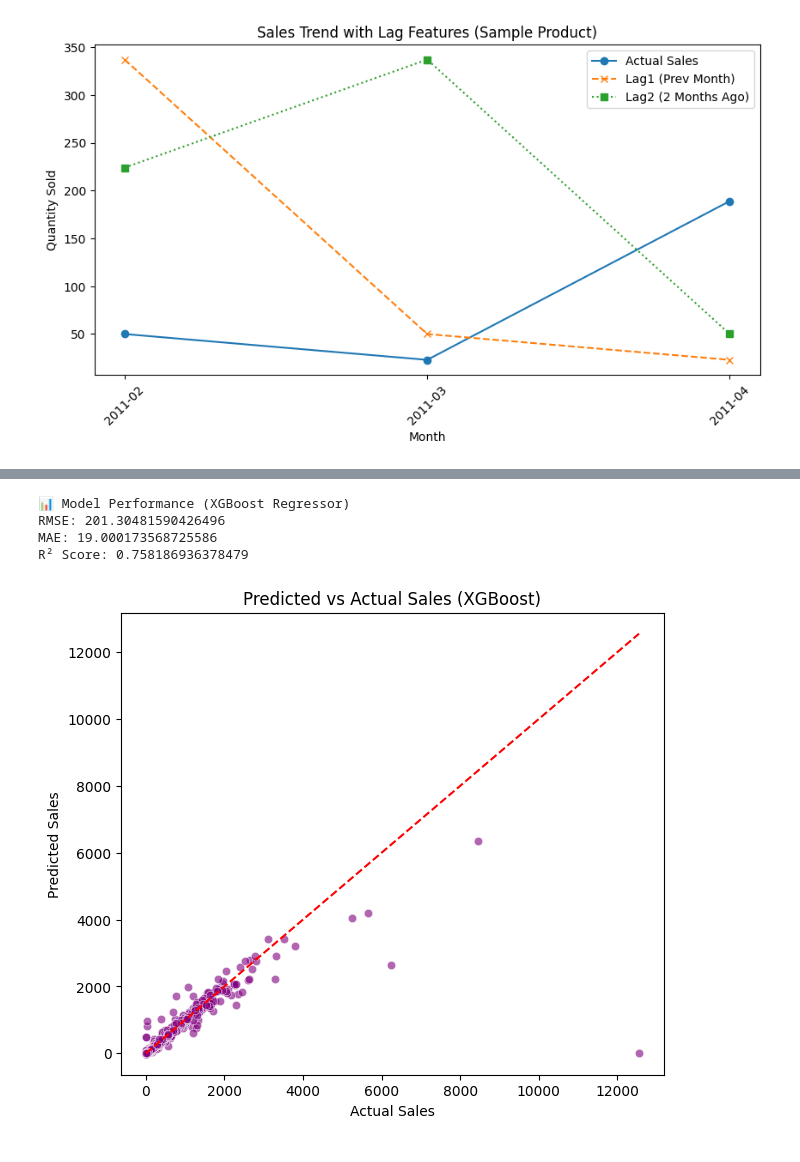
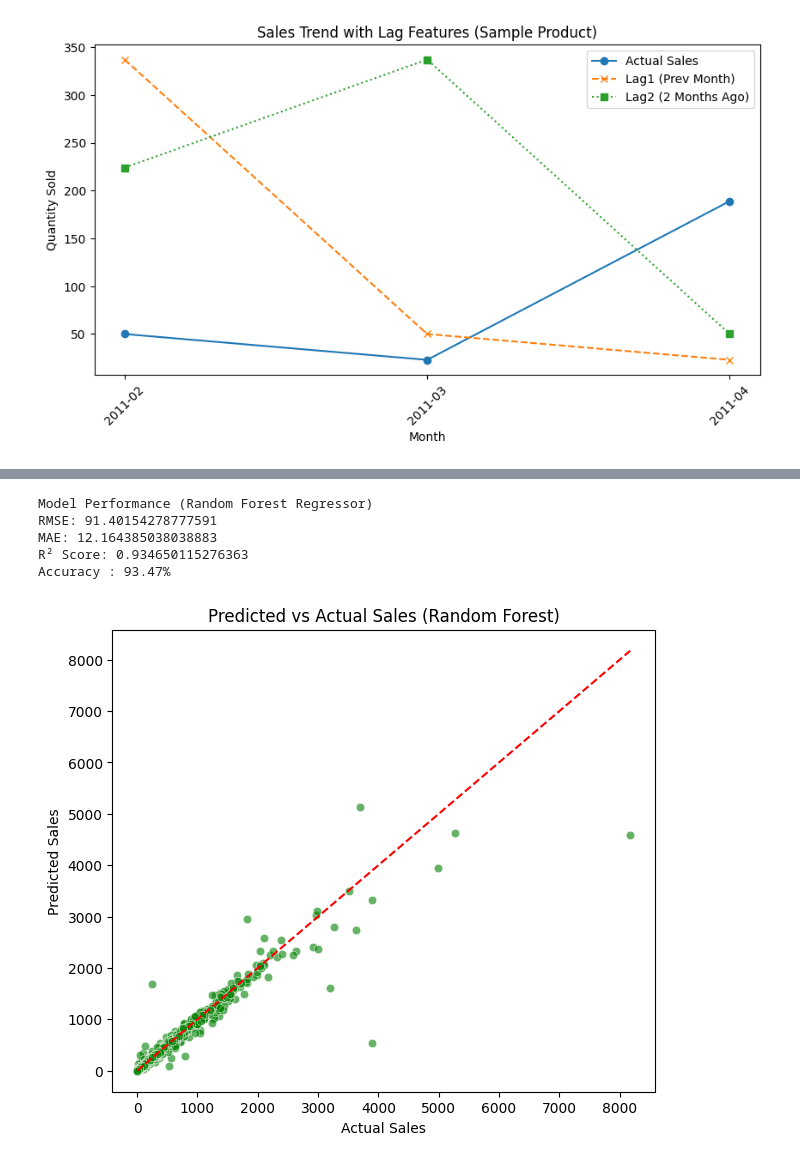
Before and after one commit to prajwal-priyadarshan/Machine-Learning-Based-Product-Popularity-Prediction-Using-Online-Retail-Data, a Jupyter notebook: Future-Prices-Prediction-Regression.ipynb, the cells around one changed output, grey strips where cells are left out. Cells and saved outputs as stored; diff of their text form; code cells hidden in the pictures.

```diff
--- a/Future-Prices-Prediction-Regression.ipynb
+++ b/Future-Prices-Prediction-Regression.ipynb
@@ -350,10 +338,10 @@ plt.show()
    - Perfect predictions lie on the red dashed line → closer points = better model performance.
 # %%
 # =============================
-# ⚡ XGBoost Regression
+#  Random Forest Regression
 # =============================
 
-from xgboost import XGBRegressor
+from sklearn.ensemble import RandomForestRegressor
 from sklearn.metrics import mean_squared_error, mean_absolute_error, r2_score
 import numpy as np
 import matplotlib.pyplot as plt
@@ -362,10 +350,6 @@ import seaborn as sns
 # -----------------------------
 # Step 1: Features and Target
 # -----------------------------
-# Assuming your monthly_df is ready after feature engineering
-# Target = TotalQuantity (next month sales)
-# Features = Lag1, Lag2, Revenue, InvoiceCount (you can add more)
-
 X = monthly_df[['Lag1','Lag2','Revenue','InvoiceCount',"AvgPrice"]]
 y = monthly_df['TotalQuantity']
 
@@ -374,50 +358,54 @@ from sklearn.model_selection import train_test_split
 X_train, X_test, y_train, y_test = train_test_split(X, y, test_size=0.2, random_state=42)
 
 # -----------------------------
-# Step 2: Train XGBoost Model
+# Step 2: Train Random Forest Model
 # -----------------------------
-xgb_model = XGBRegressor(
-    n_estimators=200,       # number of trees
-    learning_rate=0.1,     # step size
-    max_depth=6,           # depth of trees
+rf_model = RandomForestRegressor(
+    n_estimators=100,   # number of trees
+    max_depth=None,    # no depth limit
     random_state=42,
-    subsample=0.8,         # for regularization
-    colsample_bytree=0.8   # for regularization
+    n_jobs=-1
 )
 
-xgb_model.fit(X_train, y_train)
+rf_model.fit(X_train, y_train)
 
 # -----------------------------
 # Step 3: Predictions
 # -----------------------------
-y_pred = xgb_model.predict(X_test)
+y_pred = rf_model.predict(X_test)
 
 # -----------------------------
 # Step 4: Evaluation Metrics
 # -----------------------------
 rmse = np.sqrt(mean_squared_error(y_test, y_pred))
 mae = mean_absolute_error(y_test, y_pred)
 r2 = r2_score(y_test, y_pred)
 
-print("📊 Model Performance (XGBoost Regressor)")
+# Accuracy-style metrics
+accuracy_r2 = r2 * 100
+#accuracy_mae = (1 - (mae / np.mean(y_test))) * 100
+
+print("Model Performance (Random Forest Regressor)")
 print("RMSE:", rmse)
 print("MAE:", mae)
 print("R² Score:", r2)
+print(f"Accuracy : {accuracy_r2:.2f}%")
 
 # -----------------------------
 # Step 5: Predicted vs Actual Plot
 # -----------------------------
 plt.figure(figsize=(7,6))
-sns.scatterplot(x=y_test, y=y_pred, alpha=0.6, color="purple")
-plt.plot([y_test.min(), y_test.max()], [y_test.min(), y_test.max()], 'r--')  # diagonal line
+sns.scatterplot(x=y_test, y=y_pred, alpha=0.6, color="green")
+plt.plot([y_test.min(), y_test.max()], [y_test.min(), y_test.max()], 'r--')
 plt.xlabel("Actual Sales")
 plt.ylabel("Predicted Sales")
-plt.title("Predicted vs Actual Sales (XGBoost)")
+plt.title("Predicted vs Actual Sales (Random Forest)")
 plt.show()
 # %% [output]
-📊 Model Performance (XGBoost Regressor)
-RMSE: 201.30481590426496
-MAE: 19.000173568725586
-R² Score: 0.758186936378479
+Model Performance (Random Forest Regressor)
+RMSE: 91.40154278777591
+MAE: 12.164385038038883
+R² Score: 0.934650115276363
+Accuracy : 93.47%
-[figure, old version]
+[figure, new version]
 # %% [markdown]
```
Also changed, not shown: parts of 12 cells of this notebook.
